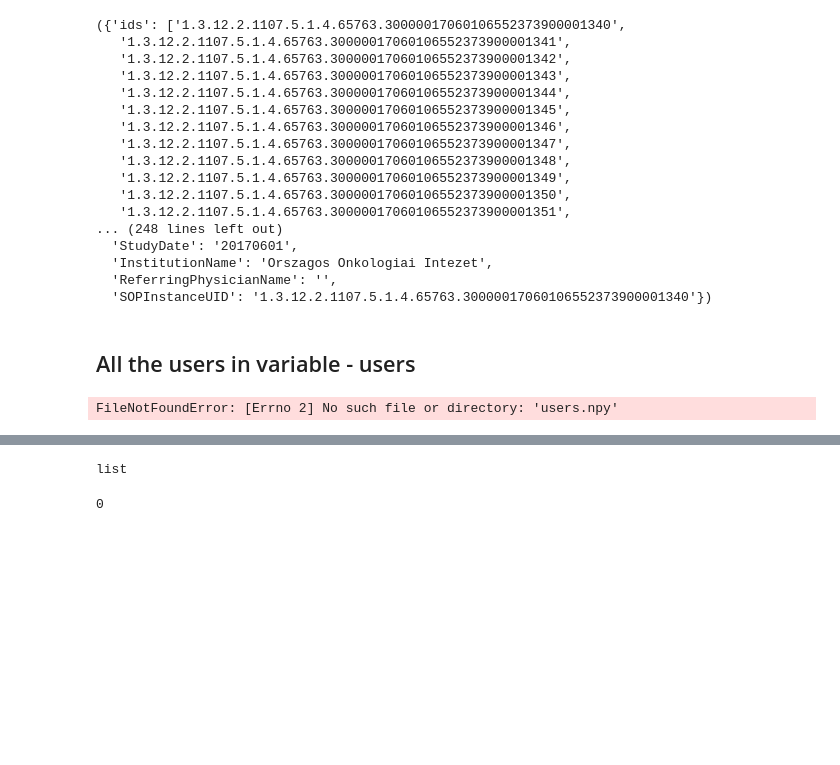
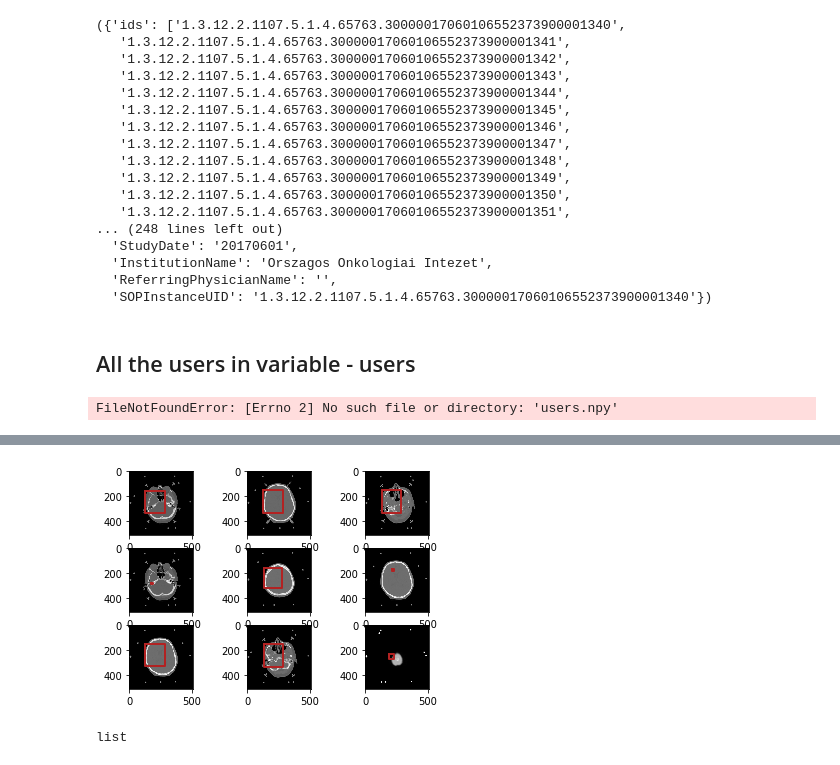
Before and after one commit to live-wire/hackjunction, a Jupyter notebook: preparation/prepare.ipynb, the cells around one changed output, grey strips where cells are left out. Cells and saved outputs as stored; diff of their text form; code cells hidden in the pictures; blank space fills up the shorter version.

```diff
--- a/preparation/prepare.ipynb
+++ b/preparation/prepare.ipynb
@@ -139,0 +238,15 @@ users[0]['meta']['SOPInstanceUID']
+# %%
+import random
+f, axarr = plt.subplots(3,3)
+popper = random.sample(contours, 10)
+hip = 0
+item = popper[hip]
+for k in range(3):
+    for l in range(3):
+        axarr[k][l].imshow(item[0][0], cmap="gray")
+        axarr[k][l].plot(item[1][0], item[1][1], '-', linewidth=2, color='firebrick')
+        hip=hip+1
+        item = popper[hip]
+f.savefig("images/339663CT2.png")
+# %% [output]
+[figure, added]
@@ -141,7 +256,3 @@ users[0]['meta']['SOPInstanceUID']
 type(["bb"])
 # %% [output]
 list
-# %%
-"sdajasdj".index("sd")
-# %% [output]
-0
```
Also changed, not shown: parts of 10 cells of this notebook, 26 other files.
